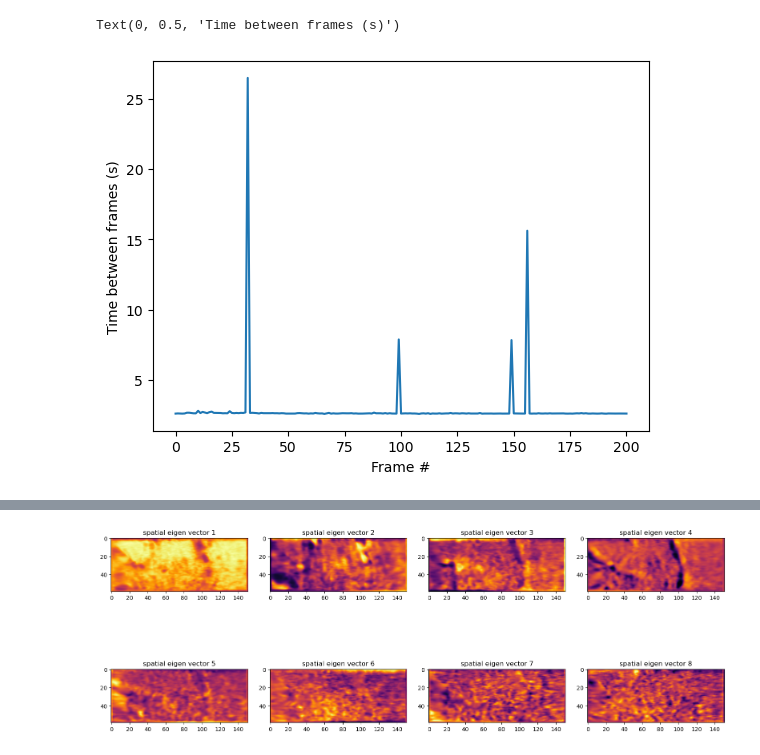
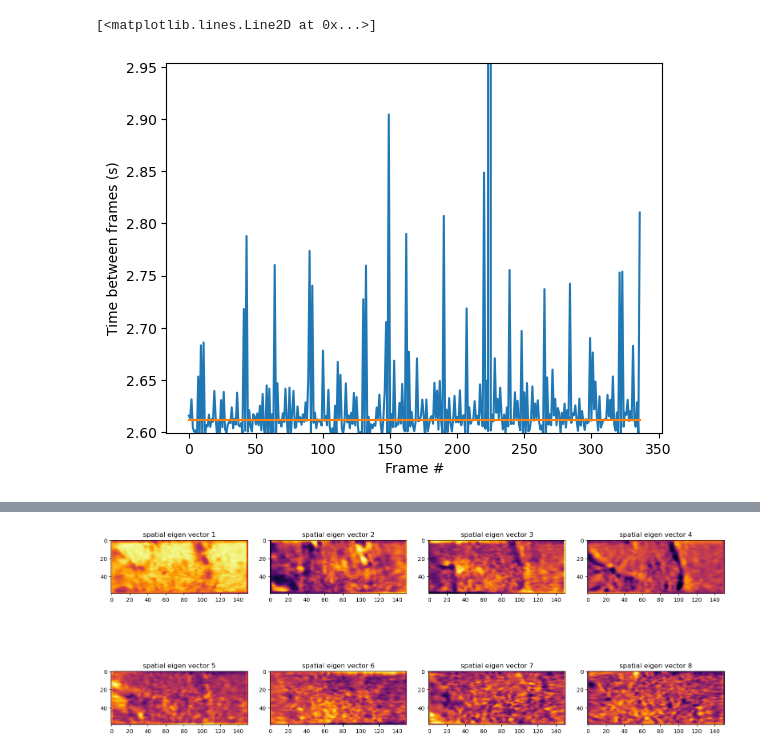
Before and after one commit to ClaireNastaskin/processing_fusi, a Jupyter notebook: Experiments/process_single_time_course.ipynb, the cells around one changed output, grey strips where cells are left out. Drawn from its saved outputs; the diff is of its cells as text; code cells hidden in the pictures.

```diff
--- a/Experiments/process_single_time_course.ipynb
+++ b/Experiments/process_single_time_course.ipynb
@@ -60,15 +58,22 @@ power_doppler_time_course = pd.DataFrame(
         "power_doppler_value": power_doppler_frame_course.iloc[:, 0].values,
     }
 )
-# %%
-np.diff(power_doppler_time_course.timestamp)
-plt.figure()
-plt.plot(np.diff(power_doppler_time_course.timestamp))
-plt.xlabel("Frame #", fontsize=10)
-plt.ylabel("Time between frames (s)", fontsize=10)
-# %% [output]
-Text(0, 0.5, 'Time between frames (s)')
-[figure, removed]
+# %%
+diff_time_course = np.diff(power_doppler_time_course.timestamp)
+mediane = np.median(diff_time_course)
+twentyfithpercentile = np.percentile(diff_time_course,25)
+seventythpercentile = np.percentile(diff_time_course,75)
+perc_10, perc_90 = np.percentile(diff_time_course, (10, 90))
+
+fig, ax = plt.subplots()
+ax.plot(diff_time_course)
+ax.set_xlabel("Frame #", fontsize=10)
+ax.set_ylabel("Time between frames (s)", fontsize=10)
+ax.set_ylim(perc_10 , perc_90+0.3)
+ax.plot(mediane*np.ones_like(diff_time_course))
+# %% [output]
+[<matplotlib.lines.Line2D at 0x...>]
+[figure, added]
 # %%
 print(task_event)
 # %% [output]
```
Also changed, not shown: parts of 5 cells of this notebook, 6 other files.
